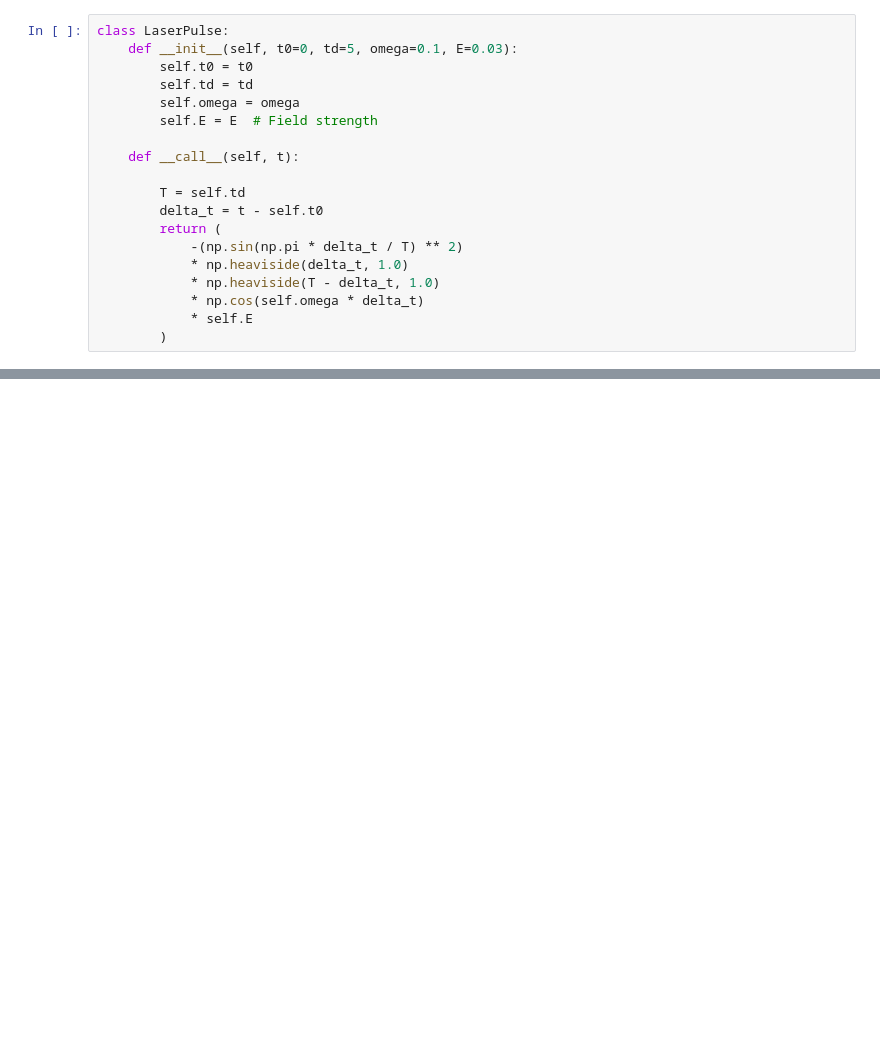
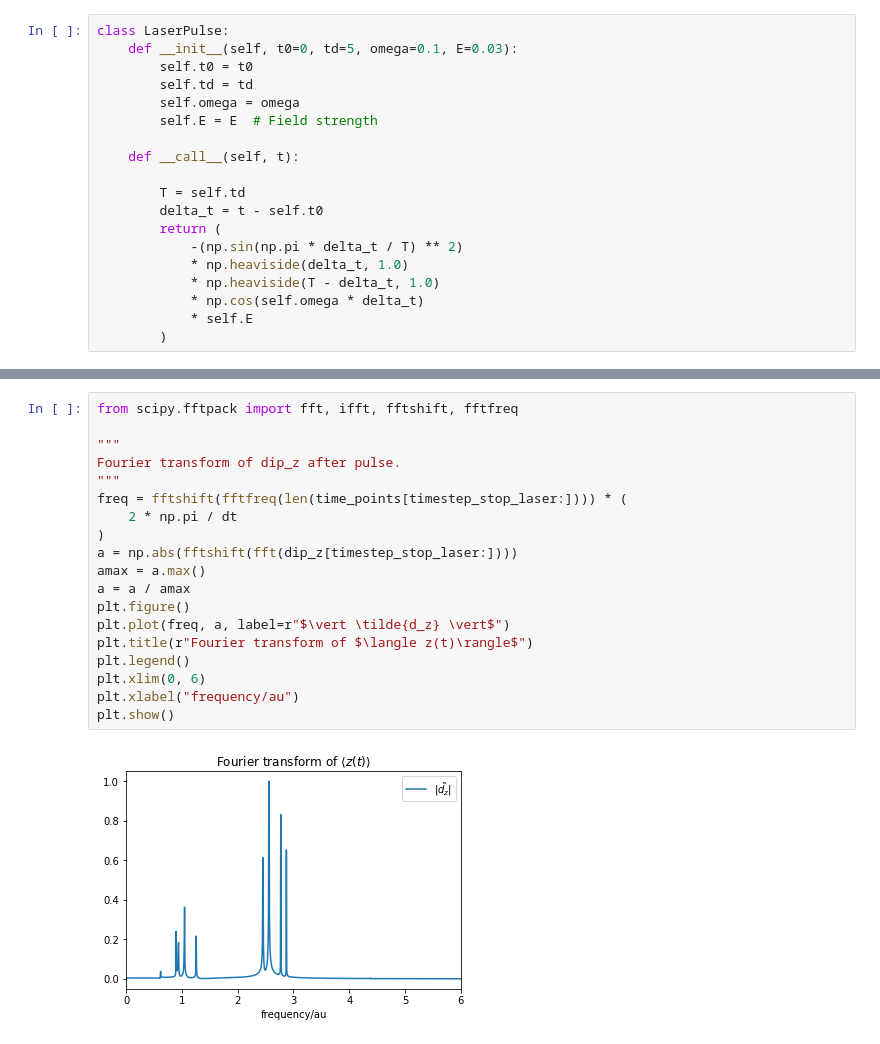
Before and after one commit to HyQD/coupled-cluster, a Jupyter notebook: scripts/oatdccd-helium-phase.ipynb, the cells around one changed output, grey strips where cells are left out. Cells and saved outputs as stored; diff of their text form; blank space fills up the shorter version.

```diff
--- a/scripts/oatdccd-helium-phase.ipynb
+++ b/scripts/oatdccd-helium-phase.ipynb
@@ -199,0 +191,21 @@ plt.show()
+# %%
+from scipy.fftpack import fft, ifft, fftshift, fftfreq
+
+"""
+Fourier transform of dip_z after pulse.
+"""
+freq = fftshift(fftfreq(len(time_points[timestep_stop_laser:]))) * (
+    2 * np.pi / dt
+)
+a = np.abs(fftshift(fft(dip_z[timestep_stop_laser:])))
+amax = a.max()
+a = a / amax
+plt.figure()
+plt.plot(freq, a, label=r"$\vert \tilde{d_z} \vert$")
+plt.title(r"Fourier transform of $\langle z(t)\rangle$")
+plt.legend()
+plt.xlim(0, 6)
+plt.xlabel("frequency/au")
+plt.show()
+# %% [output]
+[figure, added]
```
Also changed, not shown: parts of 10 cells of this notebook.
